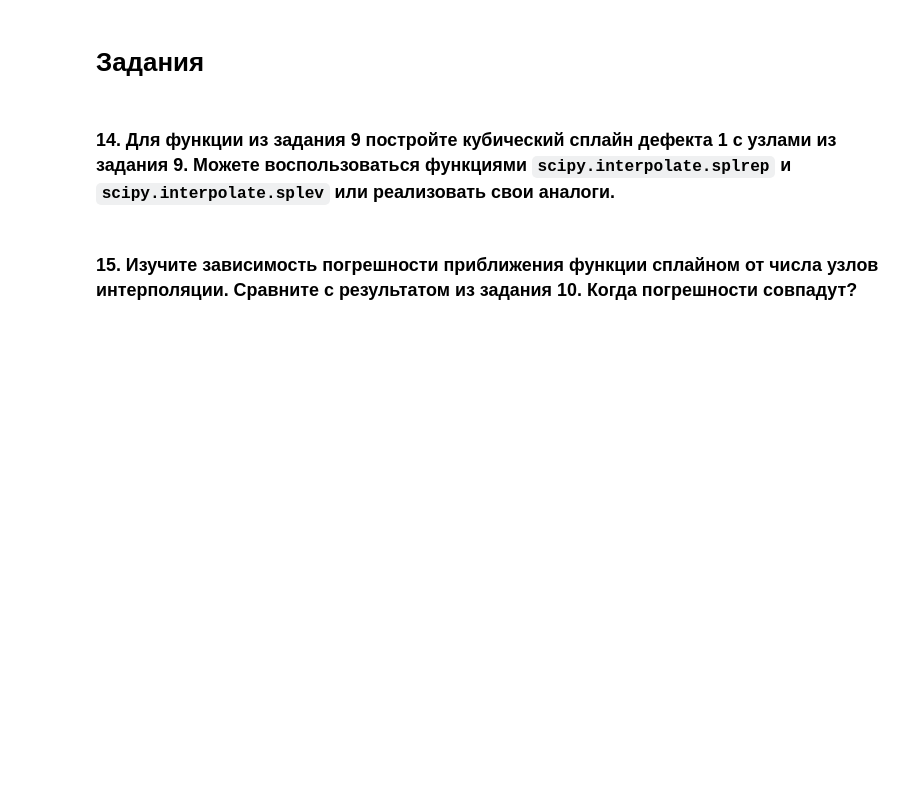
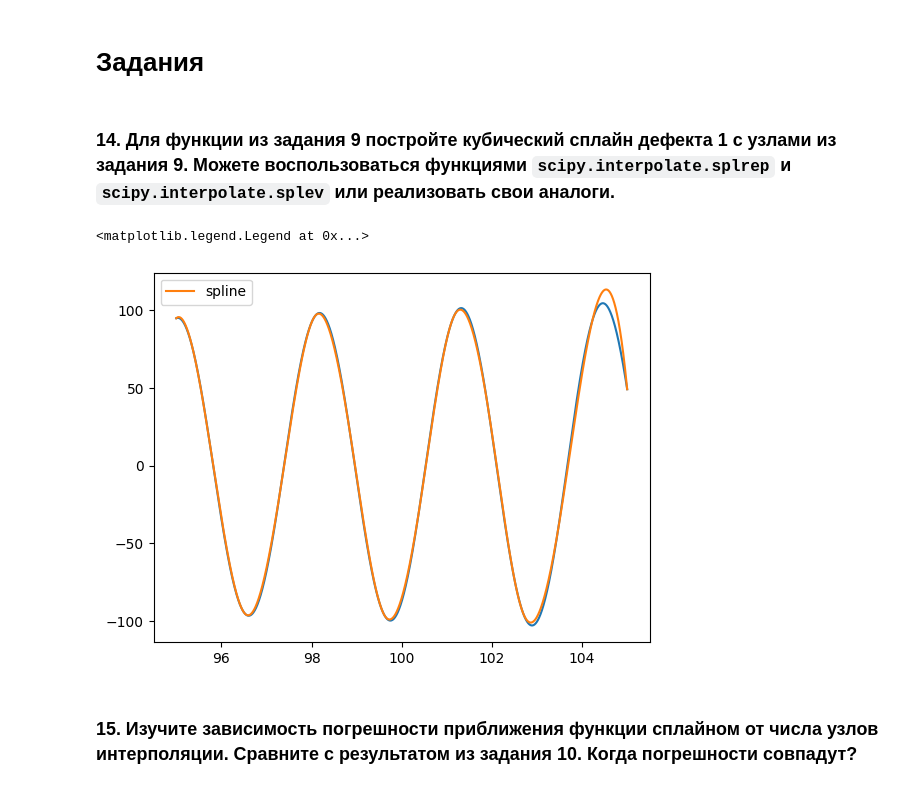
Before and after one commit to dyed-eye/numerical-methods, a Jupyter notebook: 4. Polynomial interpolation.ipynb, the cells around one changed output. Saved outputs shown, nothing was run; the diff lists cells and outputs as text; code cells hidden in the pictures; blank space fills up the shorter version.

```diff
--- a/4. Polynomial interpolation.ipynb
+++ b/4. Polynomial interpolation.ipynb
@@ -411,5 +411,24 @@ plt.show()
 # Задания
 # %% [markdown]
 ### 14. Для функции из задания 9 постройте кубический сплайн дефекта 1 с узлами из задания 9. Можете воспользоваться функциями `scipy.interpolate.splrep` и `scipy.interpolate.splev` или реализовать свои аналоги.
+# %%
+def f(x):
+    return x*np.sin(2*x)
+from scipy.interpolate import splev, splrep
+
+x0 = 100
+r = 5
+tn = np.linspace(x0-r, x0+r, 10000)
+
+xn = np.linspace(x0-r, x0+r, 14)
+yn = f(xn)
+spl = splrep(xn, yn)
+y2 = splev(tn, spl)
+plt.plot(tn,f(tn))
+plt.plot(tn,y2,label = 'spline')
+plt.legend()
+# %% [output]
+<matplotlib.legend.Legend at 0x...>
+[figure, added]
 # %% [markdown]
 ### 15. Изучите зависимость погрешности приближения функции сплайном от числа узлов интерполяции. Сравните с результатом из задания 10. Когда погрешности совпадут?
```
Also changed, not shown: parts of 1 cell of this notebook.
